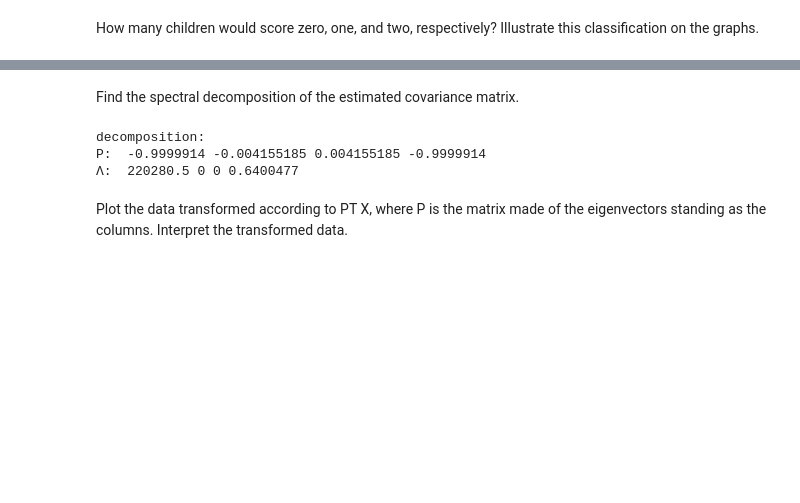
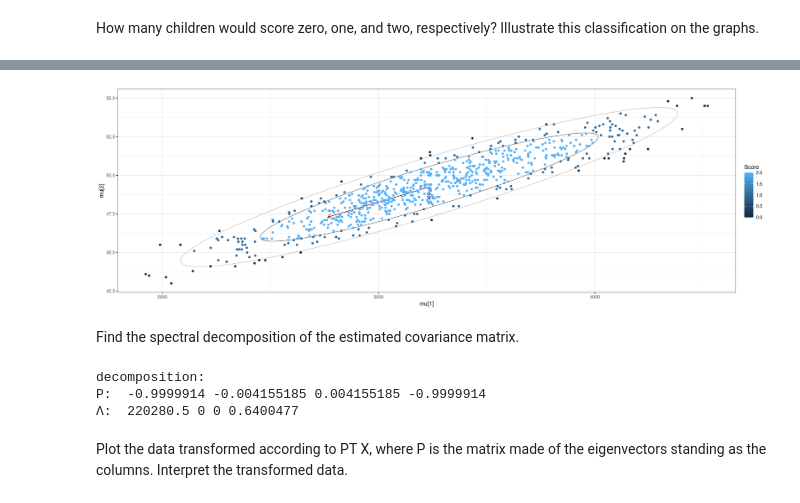
Before and after one commit to ventus550/university, a Jupyter notebook: statistical-learning/lab1/report.ipynb, the cells around one changed output, grey strips where cells are left out. Cells and saved outputs as stored; diff of their text form; code cells hidden in the pictures; blank space fills up the shorter version.

```diff
--- a/statistical-learning/lab1/report.ipynb
+++ b/statistical-learning/lab1/report.ipynb
@@ -173,6 +151,30 @@ $ aX + b  ⁓  N(am+b, a^2 * s)\\ $
 $ X + Y ~ N(m + n, sqrt(a^2 + b^2))\\ $
 # %% [markdown]
 # Project
+# %%
+is_within_ellipse = function(v, mu, sigma, level = 0.68) {
+	return( t(v - mu) %*% solve(sigma) %*% (v - mu) <= qchisq(level, df=2) )
+}
+
+scores = function(data, µ, 𝞢, levels = list(0.75, 0.95)) {
+	df = data.frame(data)
+	for (level in levels) {
+		df[[paste(level)]] = apply(data, 1, function(v) {is_within_ellipse(v, µ, 𝞢, level = level)})
+	}
+	df$Score <- rowSums(df[, (ncol(df) - length(levels) + 1):ncol(df)])
+	return(df)
+}
+
+make.plots = function(sample) {
+	par(mfrow = c(1, 2))
+	options(repr.plot.width=18, repr.plot.height=6)
+
+	hist(sample, density=20, breaks=200, prob=TRUE, main="Histogram")
+	curve(dnorm(x, mean=mean(sample), sd=sqrt(var(sample))), col="darkred", lwd=3, add=TRUE)
+
+	qqnorm(sample, col = rgb(red = 0, green = 0, blue = 0, alpha = 0.1))
+	qqline(sample, col="darkred", lwd=3)
+}
 # %% [markdown]
 ### Part One
 # %%
@@ -243,3 +234,7 @@ cat("\n0:", counts(data, µ, 𝞢, level = 0.997) - counts(data, µ, 𝞢, level
+# %%
+confidence.ellipse(as.numeric(µ), 𝞢, list(0.75, 0.95)) + geom_point(data = scores(data, µ, 𝞢), aes(x = Weight, y = Length, color = Score))
+# %% [output]
+[figure, added]
 # %% [markdown]
 Find the spectral decomposition of the estimated covariance matrix.
 # %%
```
Also changed, not shown: parts of 12 cells of this notebook.
